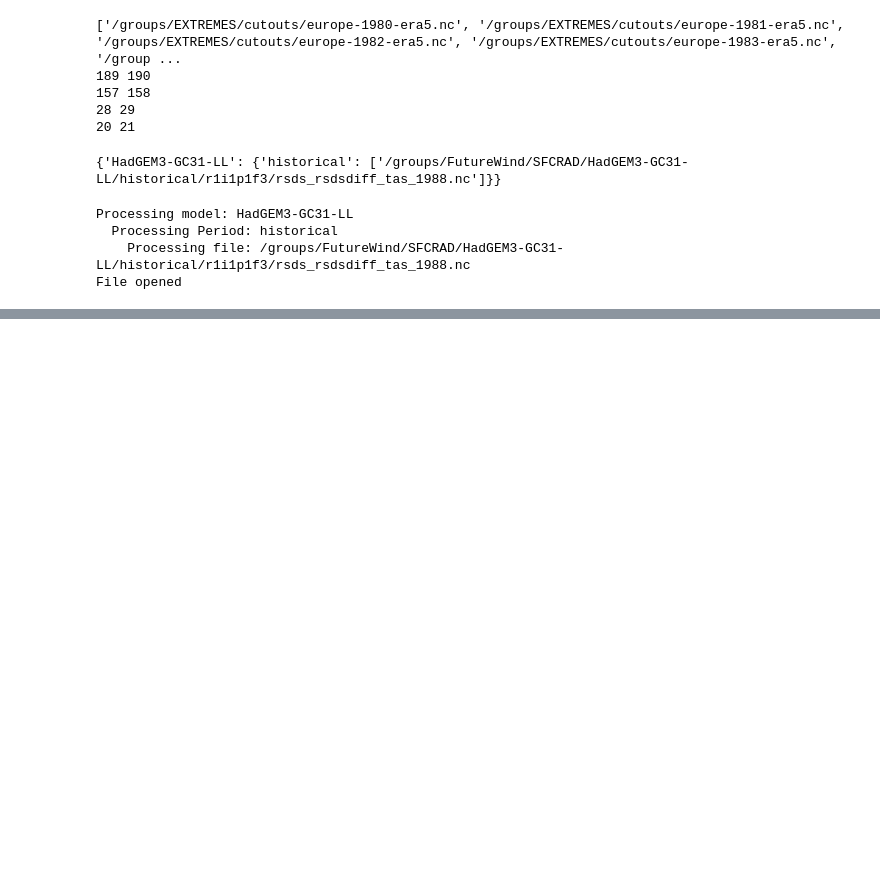
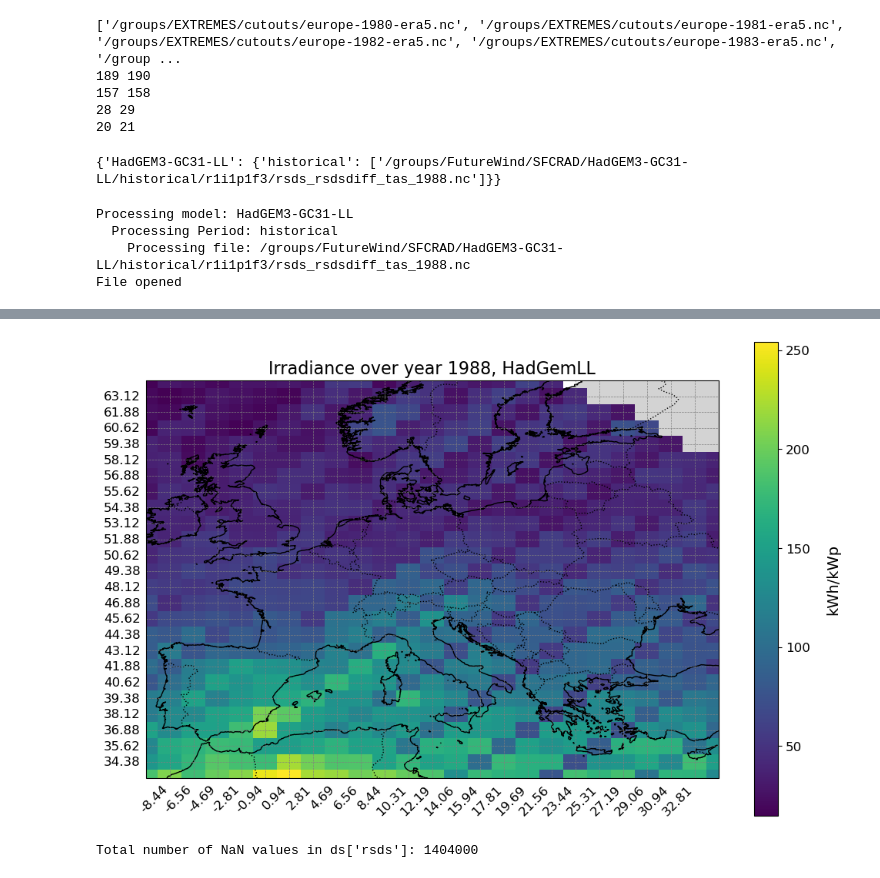
Before and after one commit to martabresco/Climate-Change-Impacted-Solar-Energy-Generation, a Jupyter notebook: power_H_models.ipynb, the cells around one changed output, grey strips where cells are left out. Cells and saved outputs as stored; diff of their text form; code cells hidden in the pictures; blank space fills up the shorter version.

```diff
--- a/power_H_models.ipynb
+++ b/power_H_models.ipynb
@@ -219,0 +440,15 @@ def is_leap_year(year):
+# %%
+# Open mean albedo for each model
+ds_albedo = xr.open_dataset(f"/work/users/s233224/Climate-Change-Impacted-Solar-Energy-Generation/albedo/mean_albedo_grid_{model}.nc")
+albedo = ds_albedo['__xarray_dataarray_variable__'].sel(lon=slice(-12, 35), lat=slice(33, 64.8))
+# Opening each bias factor
+#for var in variables1:
+ds_bias_factor_direct = xr.open_dataset(f"/work/users/s233224/Climate-Change-Impacted-Solar-Energy-Generation/bias_factors/direct_bias_factor_{model}.nc")
+ds_bias_factor_diffuse = xr.open_dataset(f"/work/users/s233224/Climate-Change-Impacted-Solar-Energy-Generation/bias_factors/diffuse_bias_factor_{model}.nc")
+ds_bias_factor_temp = xr.open_dataset(f"/work/users/s233224/Climate-Change-Impacted-Solar-Energy-Generation/bias_factors/temp_bias_factor_{model}.nc")
+ds_bias_factor_total = xr.open_dataset(f"/work/users/s233224/Climate-Change-Impacted-Solar-Energy-Generation/bias_factors/total_bias_factor_{model}.nc")
+bf_direct= ds_bias_factor_direct['bias_factor']
+bf_diffuse= ds_bias_factor_diffuse['bias_factor']
+bf_temp= ds_bias_factor_temp['bias_factor']
+bf_total= ds_bias_factor_total['bias_factor']
+print('opened bias factors')
@@ -219,0 +457,17 @@ def is_leap_year(year):
+# %%
+# Calculate tilted irradiation. bias factor is included in the function
+irradiation_model = pv_functions.TiltedIrradiation(
+    ds,
+    albedo,
+    solar_position_model,
+    surface_orientation_model,
+    trigon_model,
+    clearsky_model,
+    bf_direct,
+    bf_diffuse,
+    bf_total,
+    tracking=0,
+    altitude_threshold=1.0,
+    irradiation="total",
+)
+print('Tilted irradiation calculated')
@@ -219,0 +494,10 @@ def is_leap_year(year):
+# %%
+# Calculate power
+solar_panel = pv_functions.SolarPanelModel(ds, irradiation_model, panel, bf_temp)
+print('Solar power calculated with hourly means')
+
+total_solar_power=3 * solar_panel #I multiply times 3 to get the
+
+
+aggregated_generation = total_solar_power.sum(dim="time")
+print('Aggregated generation calculated')
@@ -219,0 +552,11 @@ def is_leap_year(year):
+# %%
+from plots import map_plots
+map_plots(aggregated_generation, cmap='viridis', vmin=None, vmax=None, title='Irradiance over year 1988, HadGemLL', label='kWh/kWp')
+# %% [output]
+[figure, added]
+# %%
+# Count the number of NaN values in ds['rsds']
+nan_count = ds['tas'].isnull().sum().item()
+print(f"Total number of NaN values in ds['rsds']: {nan_count}")
+# %% [output]
+Total number of NaN values in ds['rsds']: 1404000
```
Also changed, not shown: parts of 32 cells of this notebook, 4 other files.
